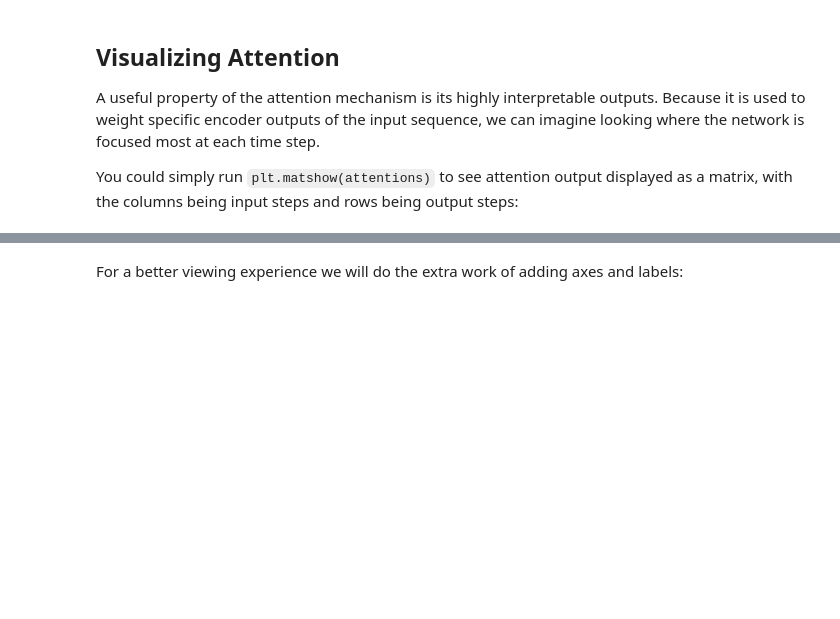
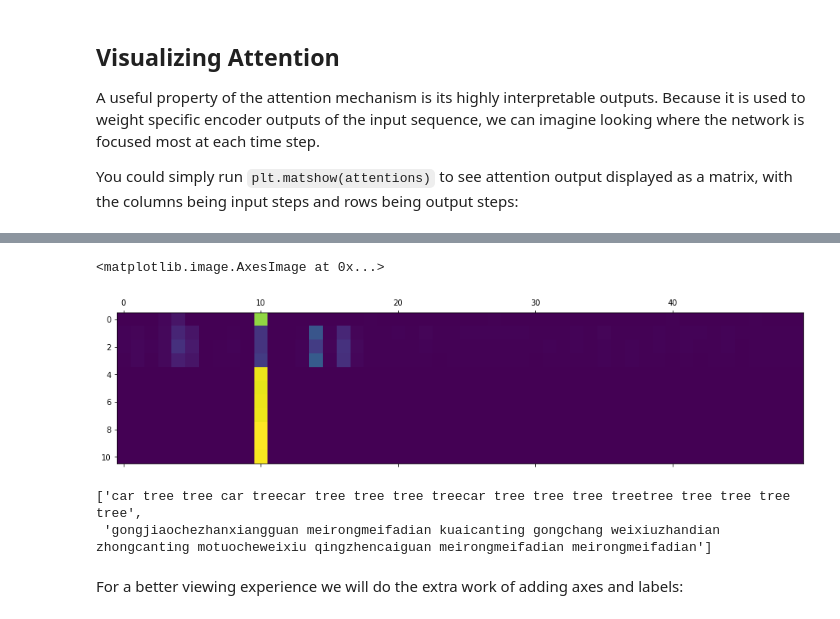
Before and after one commit to yemanzhongting/MultiCity, a Jupyter notebook: City2POI.ipynb, the cells around one changed output, grey strips where cells are left out. Saved outputs shown, nothing was run; the diff lists cells and outputs as text; code cells hidden in the pictures; blank space fills up the shorter version.

```diff
--- a/City2POI.ipynb
+++ b/City2POI.ipynb
@@ -722,3 +751,24 @@ def readLangs(lang1, lang2, reverse=False):
+# %%
+def readLangs(lang1, lang2, reverse=False):
+    print("Reading lines...")
+
+    # Read the file and split into lines
+    lines = open('data/%s-%s.txt' % (lang1, lang2), encoding='utf-8').\
+        read().strip().split('\n')
+
+    # Split every line into pairs and normalize
+    pairs = [[normalizeString(s) for s in l.split('\t')] for l in lines]
+
+    # Reverse pairs, make Lang instances
+    if reverse:
+        pairs = [list(reversed(p)) for p in pairs]
+        input_lang = Lang(lang2)
+        output_lang = Lang(lang1)
+    else:
+        input_lang = Lang(lang1)
+        output_lang = Lang(lang2)
+
+    return input_lang, output_lang, pairs
 # %% [markdown]
 Since there are a *lot* of example sentences and we want to train
 something quickly, we'll trim the data set to only relatively short and
@@ -1317,3 +1417,20 @@ plt.matshow(attentions.numpy())
+# %%
+a="qichezongheweixiu peixunjigou shangyemaoyi qicheweixiu linjieyuanmen qichezongheweixiu linjieyuanmen jiaxiao gongsi ditiezhan	"
+b="Train Car Wheel Car TrainCar Car Tree Car TreeTree Tree Tree Tree TreeTree Tree Tree Window Tree"
+MAX_LENGTH=10
+output_words, attentions = evaluate(
+    encoder1, attn_decoder1,'car tree tree car treecar tree tree tree treecar tree tree tree treetree tree tree tree tree')
+
+plt.matshow(attentions.numpy())
+# plt.show()
+# %% [output]
+<matplotlib.image.AxesImage at 0x...>
+[figure, added]
+# %%
+pairs[0]
+# %% [output]
+['car tree tree car treecar tree tree tree treecar tree tree tree treetree tree tree tree tree',
+ 'gongjiaochezhanxiangguan meirongmeifadian kuaicanting gongchang weixiuzhandian zhongcanting motuocheweixiu qingzhencaiguan meirongmeifadian meirongmeifadian']
 # %% [markdown]
 For a better viewing experience we will do the extra work of adding axes
 and labels:
```
Also changed, not shown: parts of 43 cells of this notebook.
